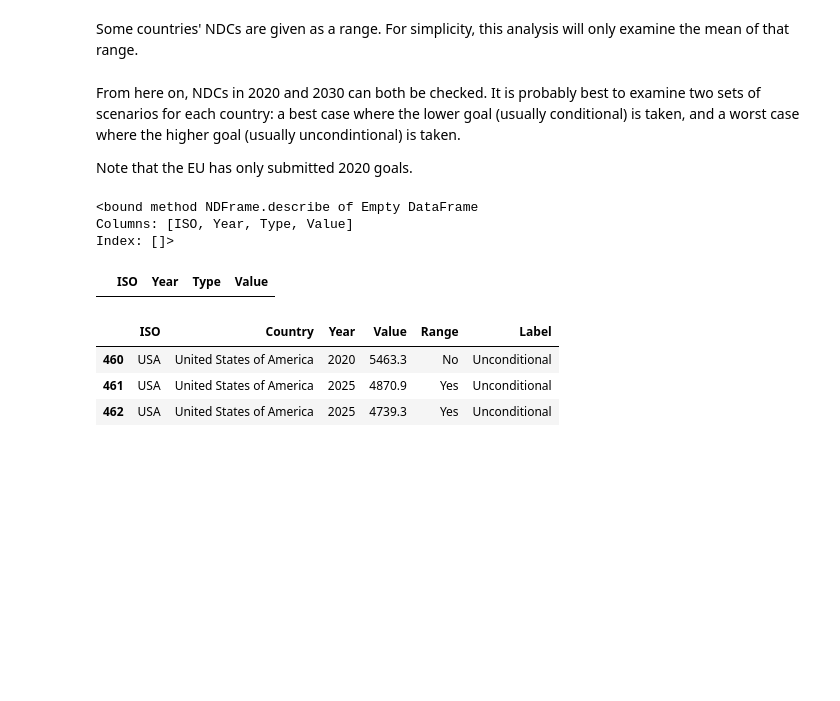
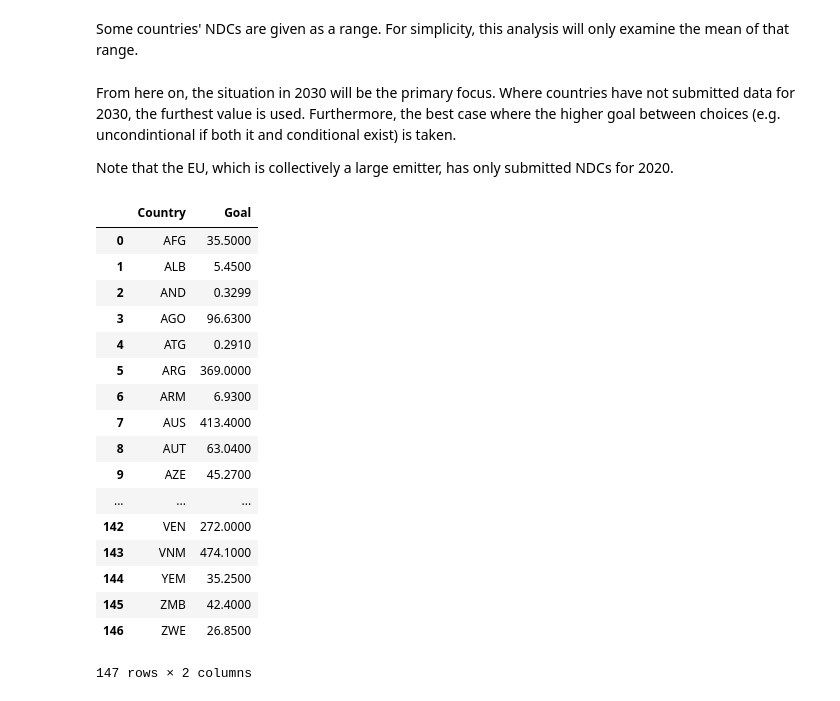
Before and after one commit to jasonrwang/ghg_analytics, a Jupyter notebook: ghg_analytics.ipynb, the cells around one changed output. Cells and saved outputs as stored; diff of their text form; code cells hidden in the pictures; blank space fills up the shorter version.

Commit message:
NDCs cleaned for best case (min goal value)

```diff
--- a/ghg_analytics.ipynb
+++ b/ghg_analytics.ipynb
@@ -106,37 +106,40 @@ for i in range(0,len(rangedIndices)-1,2):
 
 # Drop the column 'Range', since it is not really needed anymore.
 NDCsDf = NDCsDf.drop(labels=rangedIndices[1::2], axis=0).drop(labels='Range', axis=1)
-# %% [markdown]
-From here on, NDCs in 2020 and 2030 can both be checked. It is probably best to examine two sets of scenarios for each country: a best case where the lower goal (usually conditional) is taken, and a worst case where the higher goal (usually uncondintional) is taken.
-
-Note that the EU has only submitted 2020 goals.
-# %%
-NDCs_2020_min, NDCs_2020_max, NDCs_2030_min, NDCs_2030_max = [],[],[],[]
-
-for i in NDCsDf['ISO'].unique():
-    NDC_byCountry = NDCsDf[NDCsDf['ISO']==i]
-    NDCs_2020_min.append( NDC_byCountry[NDC_byCountry['Year']==2020]['Value'].min() )
-    NDCs_2020_max.append( NDC_byCountry[NDC_byCountry['Year']==2020]['Value'].min() )
-    NDCs_2030_min.append( NDC_byCountry[NDC_byCountry['Year']==2030]['Value'].max() )
-    NDCs_2030_max.append( NDC_byCountry[NDC_byCountry['Year']==2030]['Value'].max() )
-
-# Check that all of these lengths are the same.
-
-NDCs_clean = pd.DataFrame(columns=['ISO','Year','Type','Value'])
+# %% [markdown]
+From here on, the situation in 2030 will be the primary focus. Where countries have not submitted data for 2030, the furthest value is used. Furthermore, the best case where the higher goal between choices (e.g. uncondintional if both it and conditional exist) is taken.
+
+Note that the EU, which is collectively a large emitter, has only submitted NDCs for 2020.
+# %%
+NDC_byCountry = []
+
+for i in NDCsDf['ISO'].unique():
+    NDC_byCountry.append(NDCsDf[NDCsDf['ISO']==i]['Value'].min() )
+# %%
+d = {
+    'Country': NDCsDf['ISO'].unique(),
+    'Goal':    NDC_byCountry
+}
+
+NDCs_clean = pd.DataFrame(d)
 # %%
-NDCs_clean.describe
+NDCs_clean
 # %% [output]
+|  | Country | Goal |
+| 0 | AFG | 35.5000 |
+| 1 | ALB | 5.4500 |
+| 2 | AND | 0.3299 |
+| 3 | AGO | 96.6300 |
+| 4 | ATG | 0.2910 |
+| 5 | ARG | 369.0000 |
+| 6 | ARM | 6.9300 |
+| 7 | AUS | 413.4000 |
+| 8 | AUT | 63.0400 |
+| 9 | AZE | 45.2700 |
+| ... | ... | ... |
+| 142 | VEN | 272.0000 |
+| 143 | VNM | 474.1000 |
+| 144 | YEM | 35.2500 |
+| 145 | ZMB | 42.4000 |
+| 146 | ZWE | 26.8500 |
-<bound method NDFrame.describe of Empty DataFrame
-Columns: [ISO, Year, Type, Value]
-Index: []>
+147 rows × 2 columns
-# %%
-NDCs_clean.add([NDCsDf['ISO'].unique(),2020,'min',NDCs_2020_min])
-# %% [output]
-|  | ISO | Year | Type | Value |
-# %%
-NDCsDf_raw[ NDCsDf_raw['Country']=='United States of America']
-# %% [output]
-|  | ISO | Country | Year | Value | Range | Label |
-| 460 | USA | United States of America | 2020 | 5463.3 | No | Unconditional |
-| 461 | USA | United States of America | 2025 | 4870.9 | Yes | Unconditional |
-| 462 | USA | United States of America | 2025 | 4739.3 | Yes | Unconditional |
```
